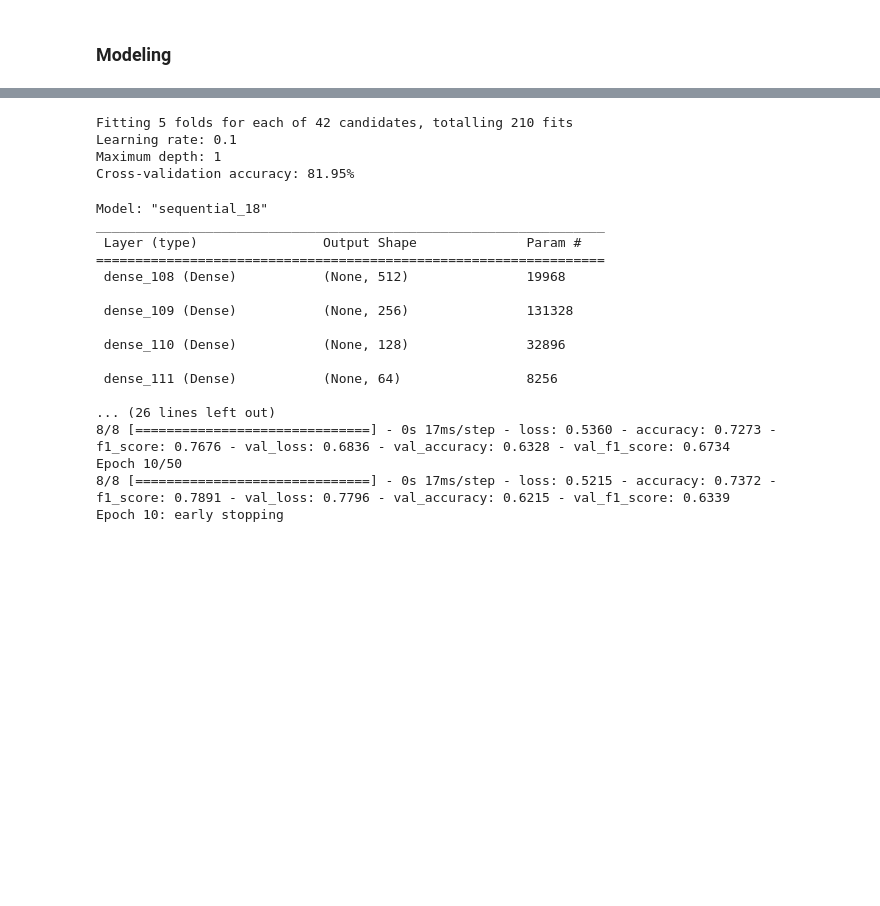
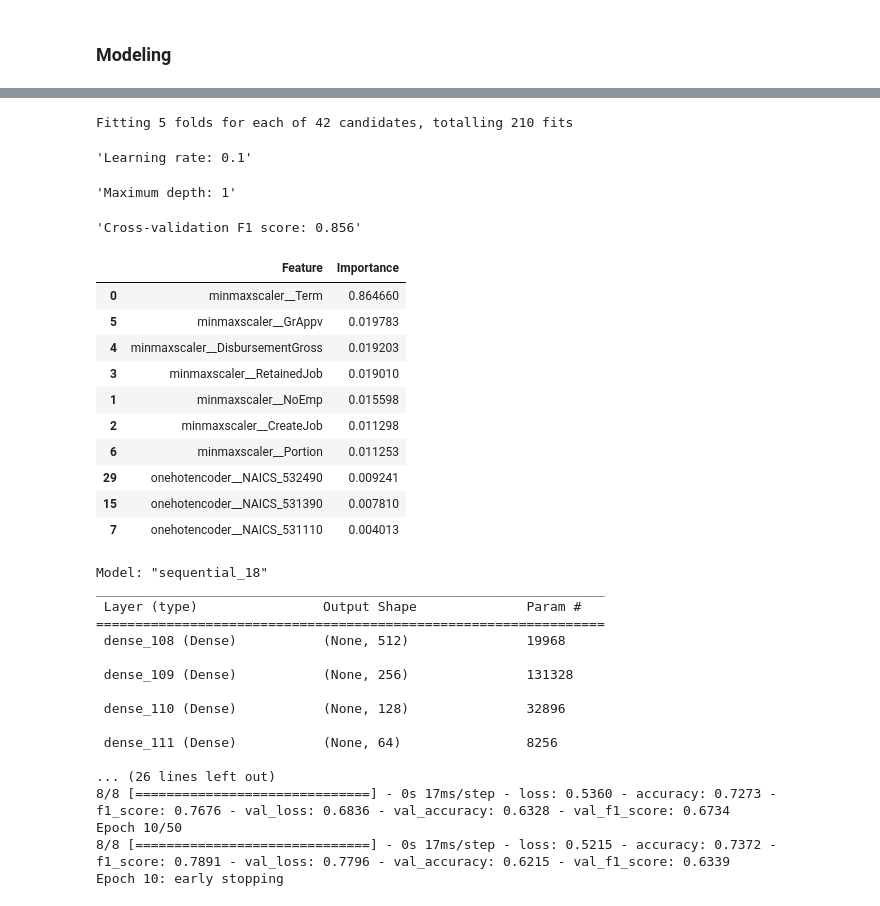
Before and after one commit to akiehl2000/STAA578_Homework, a Jupyter notebook: Homework2/homework2.ipynb, the cells around one changed output, grey strips where cells are left out. Cells and saved outputs as stored; diff of their text form; code cells hidden in the pictures; blank space fills up the shorter version.

```diff
--- a/Homework2/homework2.ipynb
+++ b/Homework2/homework2.ipynb
@@ -188,17 +207,36 @@ D = gbTune.best_params_['max_depth']
 
 # fit gradient boosted model
 gbFit = GradientBoostingClassifier(learning_rate = L, max_depth = D, n_estimators = 1000, random_state = 4192023)
-cvResults = cross_val_score(gbFit, X_train, y_train, cv = 10, n_jobs = -1, verbose = 0)
+cvResults = cross_val_score(gbFit, X_train, y_train, scoring = 'f1', cv = 10, n_jobs = -1, verbose = 0)
 
 # cross-validation accuracy
-print(f"Learning rate: {L}")
-print(f"Maximum depth: {D}")
-print(f"Cross-validation accuracy: {(np.mean(cvResults) * 100).round(2)}%")
+display(f"Learning rate: {L}")
+display(f"Maximum depth: {D}")
+display(f"Cross-validation F1 score: {(np.mean(cvResults)).round(3)}")
 # %% [output]
 Fitting 5 folds for each of 42 candidates, totalling 210 fits
-Learning rate: 0.1
-Maximum depth: 1
-Cross-validation accuracy: 81.95%
+'Learning rate: 0.1'
+'Maximum depth: 1'
+'Cross-validation F1 score: 0.856'
+# %%
+# fit gradient boosted model on full training set
+gbFitted = gbFit.fit(X_train, y_train)
+
+# identify most important predictors
+pd.DataFrame({'Feature': gbFitted.feature_names_in_,
+              'Importance': gbFitted.feature_importances_}).sort_values('Importance', ascending = False).head(10)
+# %% [output]
+|  | Feature | Importance |
+| 0 | minmaxscaler__Term | 0.864660 |
+| 5 | minmaxscaler__GrAppv | 0.019783 |
+| 4 | minmaxscaler__DisbursementGross | 0.019203 |
+| 3 | minmaxscaler__RetainedJob | 0.019010 |
+| 1 | minmaxscaler__NoEmp | 0.015598 |
+| 2 | minmaxscaler__CreateJob | 0.011298 |
+| 6 | minmaxscaler__Portion | 0.011253 |
+| 29 | onehotencoder__NAICS_532490 | 0.009241 |
+| 15 | onehotencoder__NAICS_531390 | 0.007810 |
+| 7 | onehotencoder__NAICS_531110 | 0.004013 |
 # %%
 # model fitting and evaluation function
 def EvaluateModel(model):
```
Also changed, not shown: parts of 3 cells of this notebook.
